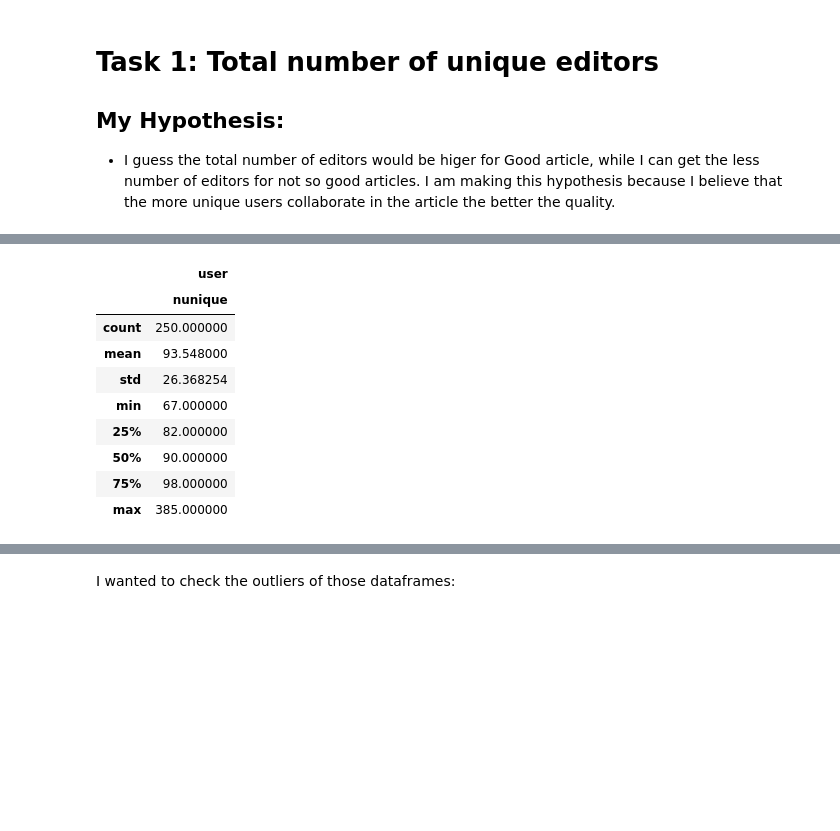
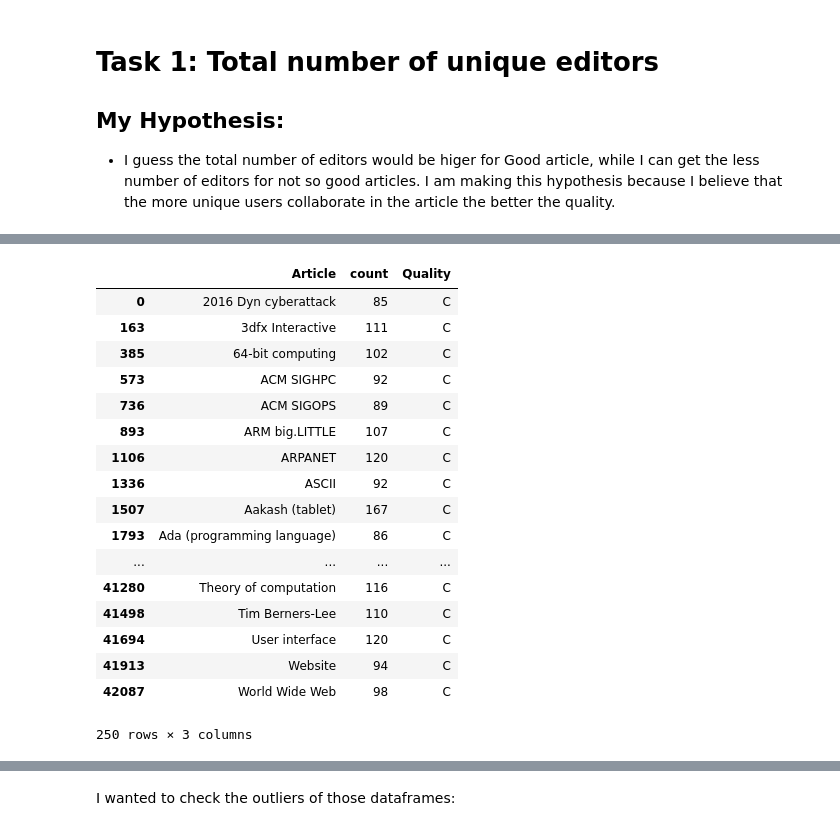
Before and after one commit to abaikara/social_computing_analysis-, a Jupyter notebook: sc.ipynb, the cells around one changed output, grey strips where cells are left out. Drawn from its saved outputs; the diff is of its cells as text; code cells hidden in the pictures; blank space fills up the shorter version.

```diff
--- a/sc.ipynb
+++ b/sc.ipynb
@@ -181,14 +217,23 @@ task1_good.describe()
 # %%
-task1_bad = sc_bad.groupby(['Article']).agg({'user': ['nunique']})
-task1_bad.describe()
+task1_bad = sc_bad.groupby(["Article"])["user"].nunique().reset_index(name="count")
+task1_bad = pd.merge(task1_bad, sc_bad[['Article', 'Quality']], on='Article')
+task1_bad.drop_duplicates()
 # %% [output]
-|  | user |
-|  | nunique |
-| count | 250.000000 |
-| mean | 93.548000 |
-| std | 26.368254 |
-| min | 67.000000 |
-| 25% | 82.000000 |
-| 50% | 90.000000 |
-| 75% | 98.000000 |
-| max | 385.000000 |
+|  | Article | count | Quality |
+| 0 | 2016 Dyn cyberattack | 85 | C |
+| 163 | 3dfx Interactive | 111 | C |
+| 385 | 64-bit computing | 102 | C |
+| 573 | ACM SIGHPC | 92 | C |
+| 736 | ACM SIGOPS | 89 | C |
+| 893 | ARM big.LITTLE | 107 | C |
+| 1106 | ARPANET | 120 | C |
+| 1336 | ASCII | 92 | C |
+| 1507 | Aakash (tablet) | 167 | C |
+| 1793 | Ada (programming language) | 86 | C |
+| ... | ... | ... | ... |
+| 41280 | Theory of computation | 116 | C |
+| 41498 | Tim Berners-Lee | 110 | C |
+| 41694 | User interface | 120 | C |
+| 41913 | Website | 94 | C |
+| 42087 | World Wide Web | 98 | C |
+250 rows × 3 columns
```
Also changed, not shown: parts of 23 cells of this notebook.
